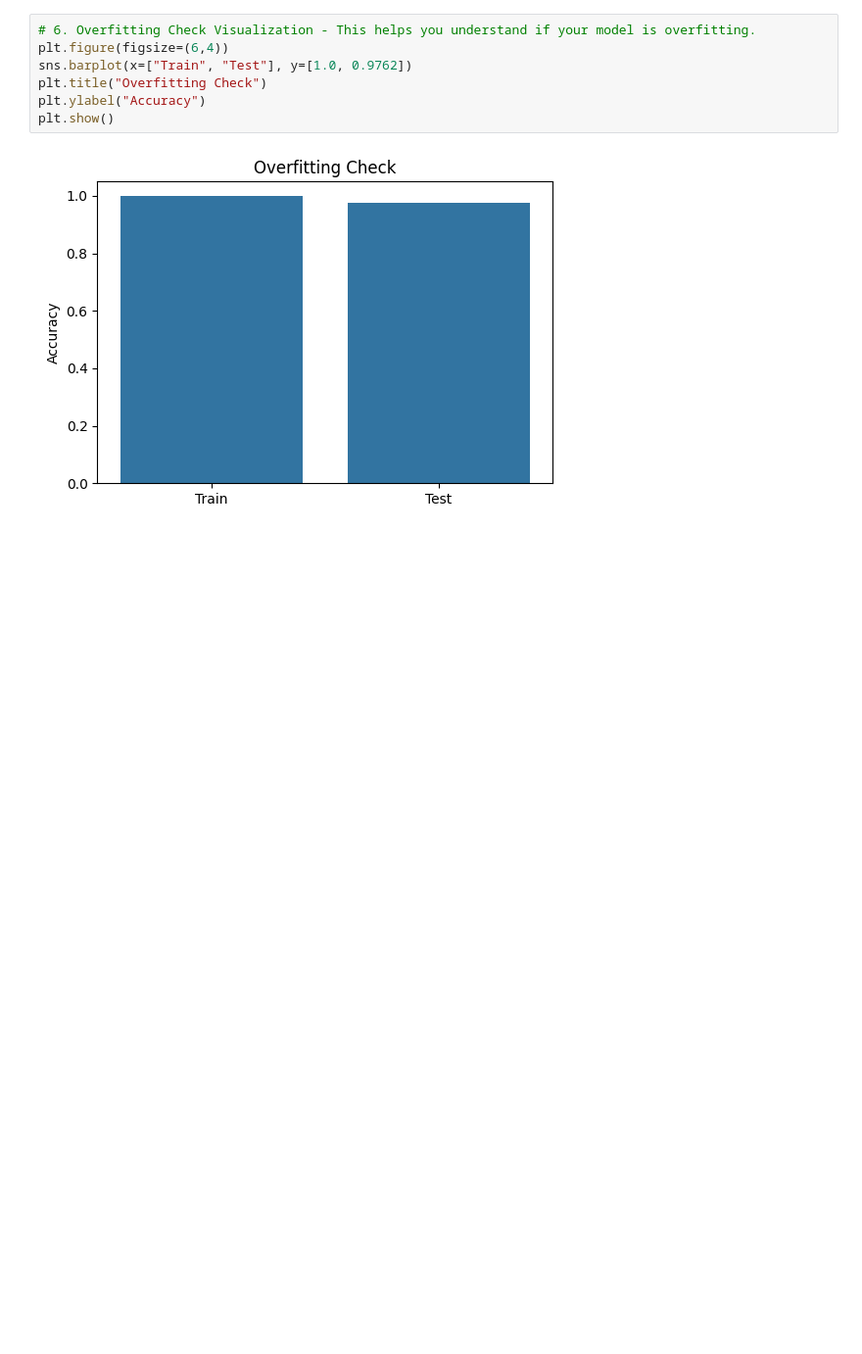
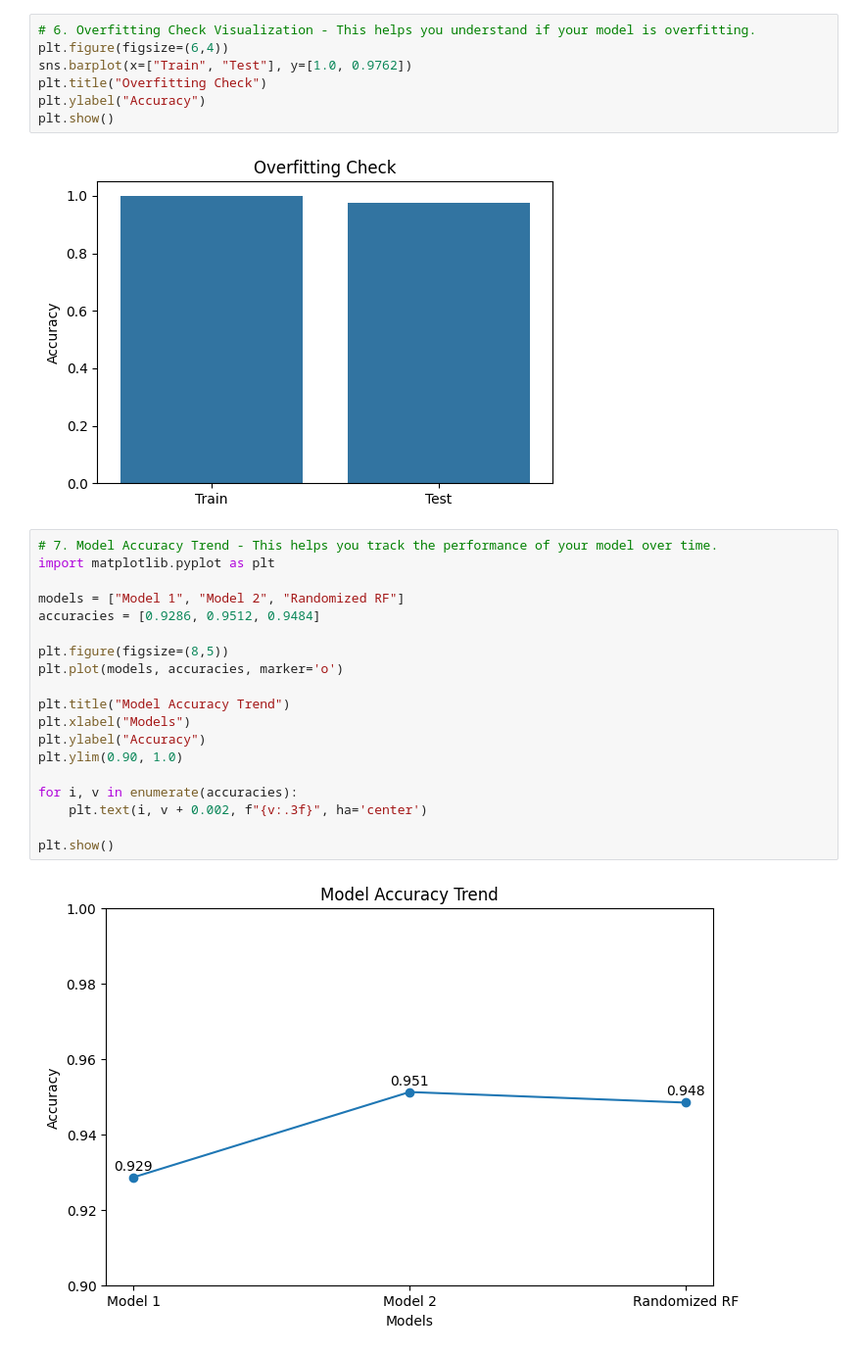
Before and after one commit to CodeWithNaVen/prescripto-next-app, a Jupyter notebook: python_engine/datasets/test.ipynb, the cells around one changed output. Shown at 98% size. Drawn from its saved outputs; the diff is of its cells as text; blank space fills up the shorter version.

```diff
--- a/python_engine/datasets/test.ipynb
+++ b/python_engine/datasets/test.ipynb
@@ -264,3 +264,24 @@ plt.ylabel("Accuracy")
 plt.show()
 # %% [output]
 [figure]
+# %%
+# 7. Model Accuracy Trend - This helps you track the performance of your model over time.
+import matplotlib.pyplot as plt
+
+models = ["Model 1", "Model 2", "Randomized RF"]
+accuracies = [0.9286, 0.9512, 0.9484]
+
+plt.figure(figsize=(8,5))
+plt.plot(models, accuracies, marker='o')
+
+plt.title("Model Accuracy Trend")
+plt.xlabel("Models")
+plt.ylabel("Accuracy")
+plt.ylim(0.90, 1.0)
+
+for i, v in enumerate(accuracies):
+    plt.text(i, v + 0.002, f"{v:.3f}", ha='center')
+
+plt.show()
+# %% [output]
+[figure, added]
```
Also changed, not shown: 6 other files.
